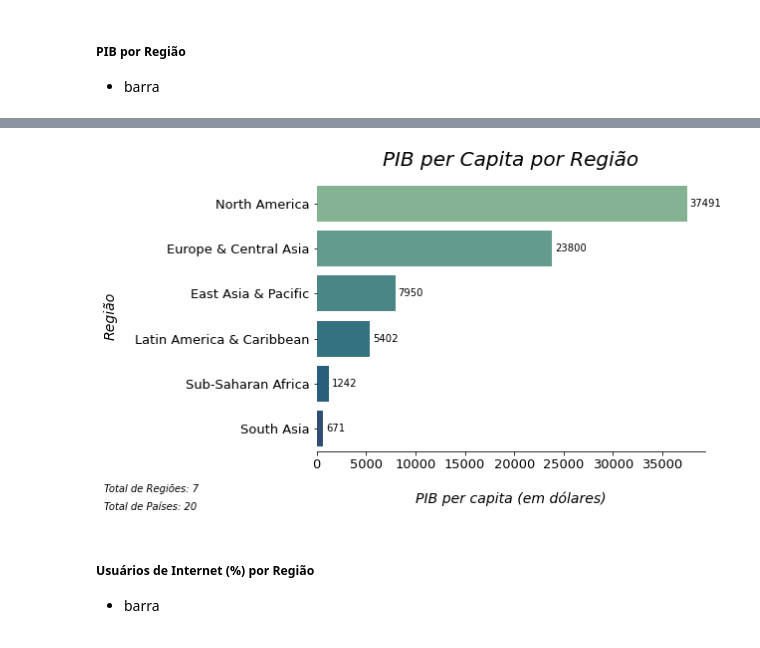
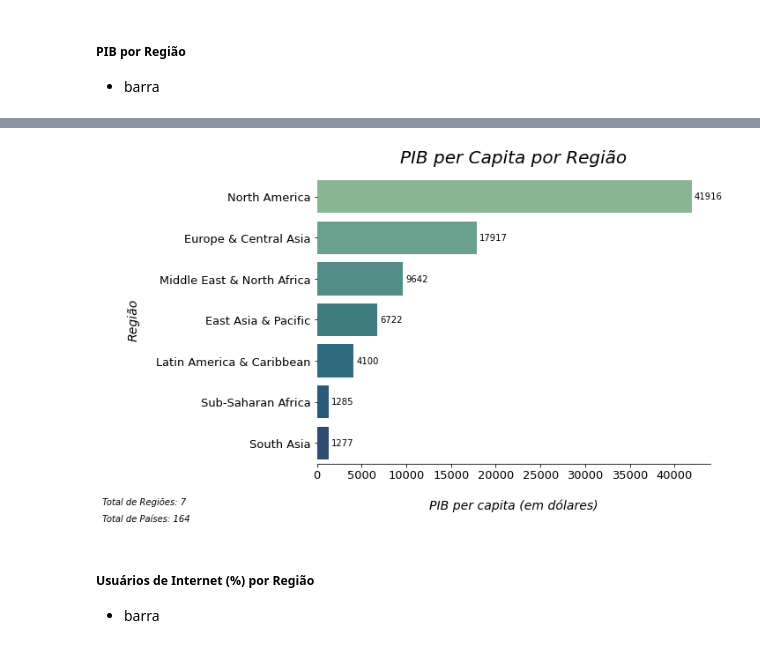
Before and after one commit to maafinotti/o_acesso_a_internet_no_mundo, a Jupyter notebook: internet_mundo.ipynb, the cells around one changed output, grey strips where cells are left out. Drawn from its saved outputs; the diff is of its cells as text; code cells hidden in the pictures.

```diff
--- a/internet_mundo.ipynb
+++ b/internet_mundo.ipynb
@@ -364,3 +372,6 @@ plt.savefig(r"static\img\pib_pais.png", dpi=300, facecolor='white', bbox_inches=
 # %% [markdown]
 ##### PIB por Região
 - barra
+# %%
+pib_regiao = data[['PIB_per_capita', 'regiao']].groupby('regiao').mean().sort_values(by='PIB_per_capita', ascending = False).reset_index()
+pib_regiao
@@ -367,26 +387,23 @@ plt.savefig(r"static\img\pib_pais.png", dpi=300, facecolor='white', bbox_inches=
 # %%
-fig, ax = plt.subplots(figsize=(7,5))
-
-pib_regiao = paises_analisar[['PIB_per_capita', 'regiao']].groupby('regiao').mean().reset_index()
-pib_regiao.sort_values('PIB_per_capita', ascending=False, inplace=True)
+fig, ax = plt.subplots(figsize=(8,6))
 
 plot = sns.barplot(data=pib_regiao, y='regiao', x='PIB_per_capita', palette = 'crest')
 plot.set_title('PIB per Capita por Região', fontsize = "20", style = "italic", loc = "center", pad = 15)
 plot.set_ylabel('Região', fontsize = "14", style = "italic", labelpad = 18)
 plot.set_xlabel('PIB per capita (em dólares)', fontsize = "14", style = "italic", labelpad = 20)
 
 plt.xticks(fontsize = 13)
 plt.yticks(fontsize = 13)
 
 for container in ax.containers:
     ax.bar_label(container, size=10, fmt='%.0f', padding=3)
 sns.despine(left = True)
 
-plt.text(-21500, 6.4,'Total de Regiões: 7', fontsize=10, style = 'italic')
-plt.text(-21500, 6.8,'Total de Países: 20', fontsize=10, style = 'italic')
+plt.text(-24000, 7.5,'Total de Regiões: 7', fontsize=10, style = 'italic')
+plt.text(-24000, 7.9,'Total de Países: 164', fontsize=10, style = 'italic')
 plt.savefig(r"static\img\pib_regiao.png", dpi=300, facecolor='white', bbox_inches='tight')
 # %% [output]
-[figure, old version]
+[figure, new version]
 # %% [markdown]
 ##### Usuários de Internet (%) por Região
 - barra
```
Also changed, not shown: parts of 26 cells of this notebook, 23 other files.
